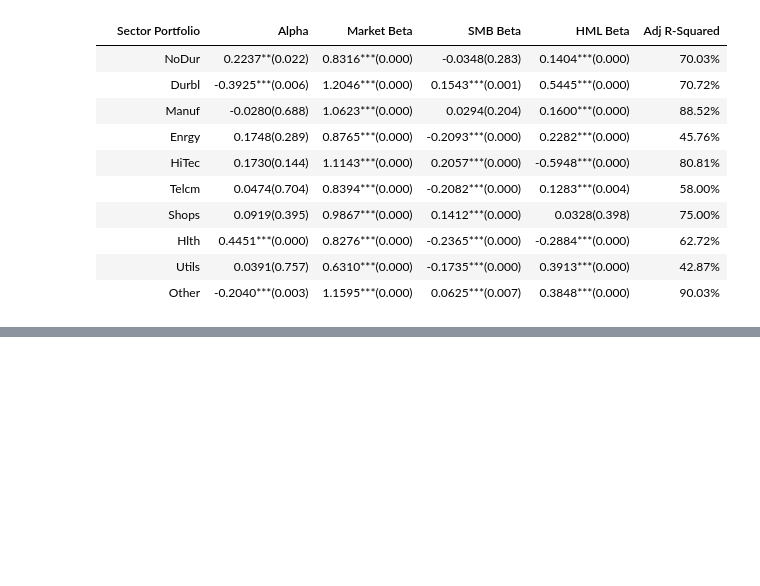
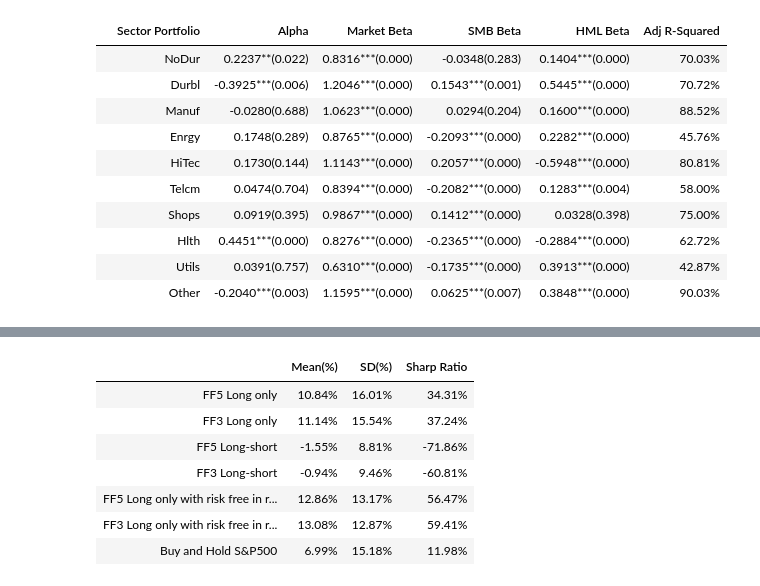
Before and after one commit to zhangzijie-lab/QF5207, a Jupyter notebook: QF5207_Project.ipynb, the cells around one changed output, grey strips where cells are left out. Drawn from its saved outputs; the diff is of its cells as text; code cells hidden in the pictures; blank space fills up the shorter version.

```diff
--- a/QF5207_Project.ipynb
+++ b/QF5207_Project.ipynb
@@ -455,0 +596,3 @@ diagnotics
+# %%
+ret_ff5_ls = alpha_ret_ff5.apply(lambda x: sum((x[10:] > 0)*x[:10]/100)/sum(x[10:] > 0) - sum((x[10:] < 0)*x[:10]/100)/sum(x[10:] < 0), axis=1)
+ret_ff3_ls = alpha_ret_ff3.apply(lambda x: sum((x[10:] > 0)*x[:10]/100)/sum(x[10:] > 0) - sum((x[10:] < 0)*x[:10]/100)/sum(x[10:] < 0), axis=1)
@@ -455,0 +602,23 @@ diagnotics
+# %%
+ann_ret_ff5_ls, ann_vol_ff5_ls, sharp_ff5_ls = get_performance(ret_ff5_ls, rf)
+ann_ret_ff3_ls, ann_vol_ff3_ls, sharp_ff3_ls = get_performance(ret_ff3_ls, rf)
+# %%
+ann_ret_spx, ann_vol_spx, sharp_spx = get_performance(spx_ret, rf)
+# %%
+index = ['FF5 Long only', 'FF3 Long only', 'FF5 Long-short', 'FF3 Long-short', 'FF5 Long only with risk free in recession', 'FF3 Long only with risk free in recession', 'Buy and Hold S&P500']
+sector_performance = pd.DataFrame(columns = ['Mean(%)', 'SD(%)', 'Sharp Ratio'], index = index)
+sector_performance.iloc[:, 0] = [ann_ret_ff5, ann_ret_ff3, ann_ret_ff5_ls, ann_ret_ff3_ls, ann_ret_ff5_rf, ann_ret_ff3_rf, ann_ret_spx]
+sector_performance.iloc[:, 1] = [ann_vol_ff5, ann_vol_ff3, ann_vol_ff5_ls, ann_vol_ff3_ls, ann_vol_ff5_rf, ann_vol_ff3_rf, ann_vol_spx]
+sector_performance.iloc[:, 2] = [sharp_ff5, sharp_ff3, sharp_ff5_ls, sharp_ff3_ls, sharp_ff5_rf, sharp_ff3_rf, sharp_spx]
+# %%
+pd.options.display.float_format = '{:.2%}'.format
+sector_performance
+# %% [output]
+|  | Mean(%) | SD(%) | Sharp Ratio |
+| FF5 Long only | 10.84% | 16.01% | 34.31% |
+| FF3 Long only | 11.14% | 15.54% | 37.24% |
+| FF5 Long-short | -1.55% | 8.81% | -71.86% |
+| FF3 Long-short | -0.94% | 9.46% | -60.81% |
+| FF5 Long only with risk free in r... | 12.86% | 13.17% | 56.47% |
+| FF3 Long only with risk free in r... | 13.08% | 12.87% | 59.41% |
+| Buy and Hold S&P500 | 6.99% | 15.18% | 11.98% |
```
Also changed, not shown: parts of 36 cells of this notebook, 15 other files.
